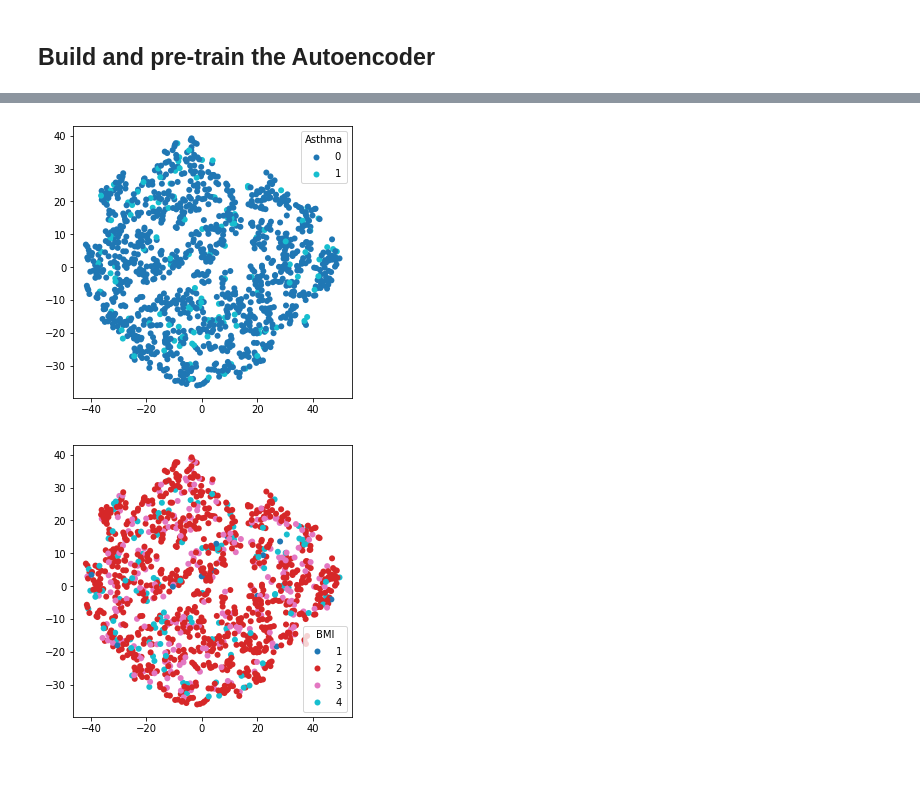
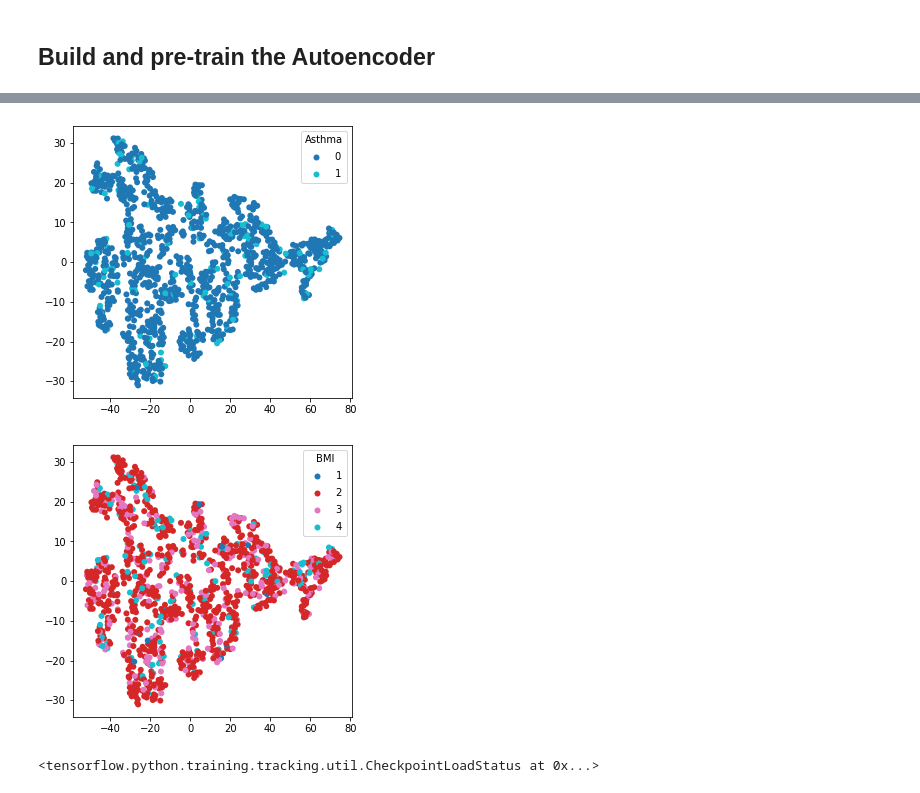
Before and after one commit to carlescn/MSc_bioinformatics_thesis, a Jupyter notebook: train_models_on_ExposomeChallenge/first_approach.ipynb, the cells around one changed output, grey strips where cells are left out. Drawn from its saved outputs; the diff is of its cells as text; code cells hidden in the pictures.

```diff
--- a/train_models_on_ExposomeChallenge/first_approach.ipynb
+++ b/train_models_on_ExposomeChallenge/first_approach.ipynb
@@ -346,2 +348,4 @@ else:
 # %% [markdown]
 ## Build and fine-tune the DEC (initialize with K-means)
+# %%
+model_ae.load_weights("model_weights/dec/pretrained/ae")
@@ -396,5 +402,9 @@ model_dec.fit(metabol_exprs, p,
               callbacks = callback,
               verbose=2,
              )
+
+model_dec.save_weights("model_weights/dec/finetuned/dec")
+
+model_dec.load_weights("model_weights/dec/finetuned/dec")
 # %% [output]
 Epoch 1/100
@@ -421,12 +431,12 @@ c_dec = model_dec.classify(metabol_exprs)
 
 if LATENT_DIM == 2:
     draw_embeddings(z_dec, c_dec, alpha=1, figsize=(5,5), legend_title="Clusters")
-    draw_embeddings(z_dec, phenotype['hs_asthma'], alpha=1, figsize=(5,5), legend_title="Asthma")
-    draw_embeddings(z_dec, phenotype['hs_bmi_c_cat'], alpha=1, figsize=(5,5), legend_title="BMI")
+    draw_embeddings(z_dec, asthma_class, alpha=1, figsize=(5,5), legend_title="Asthma")
+    draw_embeddings(z_dec, bmi_class, alpha=1, figsize=(5,5), legend_title="BMI")
 else:
     tsne = TSNE(n_components=2, init='pca')
-    z_tsne = tsne.fit_transform(z_dec)
-    draw_embeddings(z_tsne, c_dec, alpha=1, figsize=(5,5), legend_title="Clusters")
-    draw_embeddings(z_tsne, phenotype['hs_asthma'], alpha=1, figsize=(5,5), legend_title="Asthma")
-    draw_embeddings(z_tsne, phenotype['hs_bmi_c_cat'], alpha=1, figsize=(5,5), legend_title="BMI")
+    z_dec_tsne = tsne.fit_transform(z_dec)
+    draw_embeddings(z_dec_tsne, c_dec, alpha=1, figsize=(5,5), legend_title="Clusters")
+    draw_embeddings(z_dec_tsne, asthma_class, alpha=1, figsize=(5,5), legend_title="Asthma")
+    draw_embeddings(z_dec_tsne, bmi_class, alpha=1, figsize=(5,5), legend_title="BMI")
 # %% [output]
@@ -440,14 +450,12 @@ else:
 # %%
 INPUT_DIM = metabol_exprs.shape[1]  # 221
 LATENT_DIM = 4
-INTERMEDIATE_DIMS = (64, 32)
-BATCH_SIZE=32
 
 EPOCHS = 20
 
 model_pretrain, model_vade = get_vade_models(N_CLUSTERS, INPUT_DIM, LATENT_DIM, INTERMEDIATE_DIMS)
 
-LEARNING_RATE = 1e-5
+LEARNING_RATE = 1e-4
 model_pretrain.compile(optimizer=keras.optimizers.Adam(learning_rate=LEARNING_RATE),
                        loss="mse")
 # LEARNING_RATE = 1e-4
@@ -460,6 +468,10 @@ model_pretrain.fit(metabol_exprs, metabol_exprs,
                    batch_size=BATCH_SIZE,
                    verbose=2,
                   )
+
+model_pretrain.save_weights("model_weights/vade/pretrained/ae")
+
+model_pretrain.load_weights("model_weights/vade/pretrained/ae")
 # %% [output]
 Epoch 1/20
 WARNING:tensorflow:Gradients do not exist for variables ['z_logvar/kernel:0', 'z_logvar/bias:0'] when minimizing the loss. If you're using `model.compile()`, did you forget to provide a `loss`argument ...
@@ -482,14 +494,14 @@ Epoch 20/20
 # %%
 z_pretrain = model_pretrain.encode(metabol_exprs)
 
 if LATENT_DIM == 2:
     draw_embeddings(z_pretrain, phenotype['hs_asthma'], alpha=1, figsize=(5,5), legend_title="Asthma")
     draw_embeddings(z_pretrain, phenotype['hs_bmi_c_cat'], alpha=1, figsize=(5,5), legend_title="BMI")
 else:
     tsne = TSNE(n_components=2, init='pca')
-    z_tsne = tsne.fit_transform(z_pretrain)
-    draw_embeddings(z_tsne, phenotype['hs_asthma'], alpha=1, figsize=(5,5), legend_title="Asthma")
-    draw_embeddings(z_tsne, phenotype['hs_bmi_c_cat'], alpha=1, figsize=(5,5), legend_title="BMI")
+    z_vade_tsne = tsne.fit_transform(z_pretrain)
+    draw_embeddings(z_vade_tsne, phenotype['hs_asthma'], alpha=1, figsize=(5,5), legend_title="Asthma")
+    draw_embeddings(z_vade_tsne, phenotype['hs_bmi_c_cat'], alpha=1, figsize=(5,5), legend_title="BMI")
 # %% [output]
-[figure, old version]
+[figure, new version]
-[figure, old version]
+[figure, new version]
@@ -498 +508,5 @@ model_vade.save_weights("vade/pretrained")
+# %%
+model_pretrain.load_weights("model_weights/vade/pretrained/ae")
+# %% [output]
+<tensorflow.python.training.tracking.util.CheckpointLoadStatus at 0x...>
 # %%
```
Also changed, not shown: parts of 34 cells of this notebook, 12 other files.
